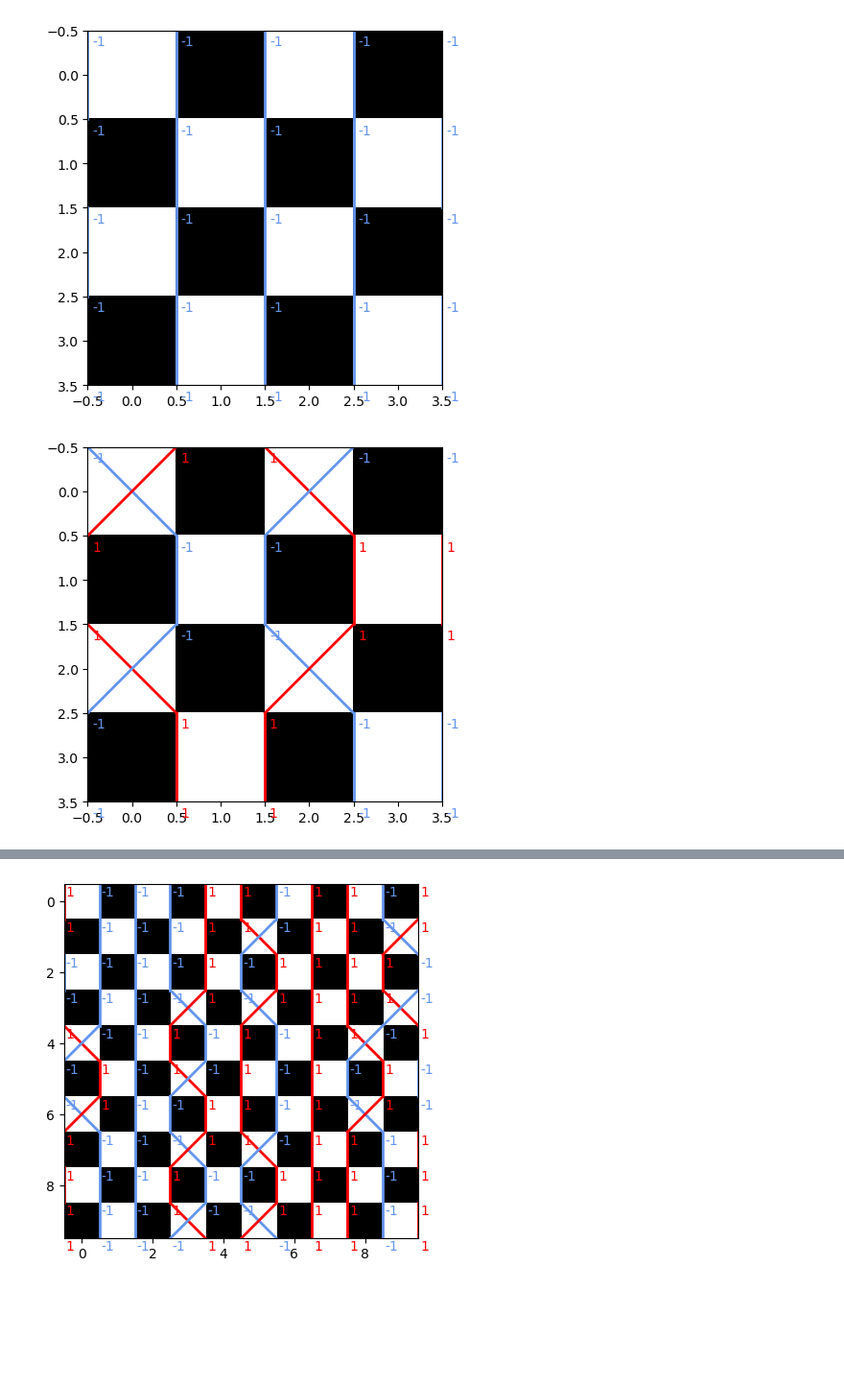
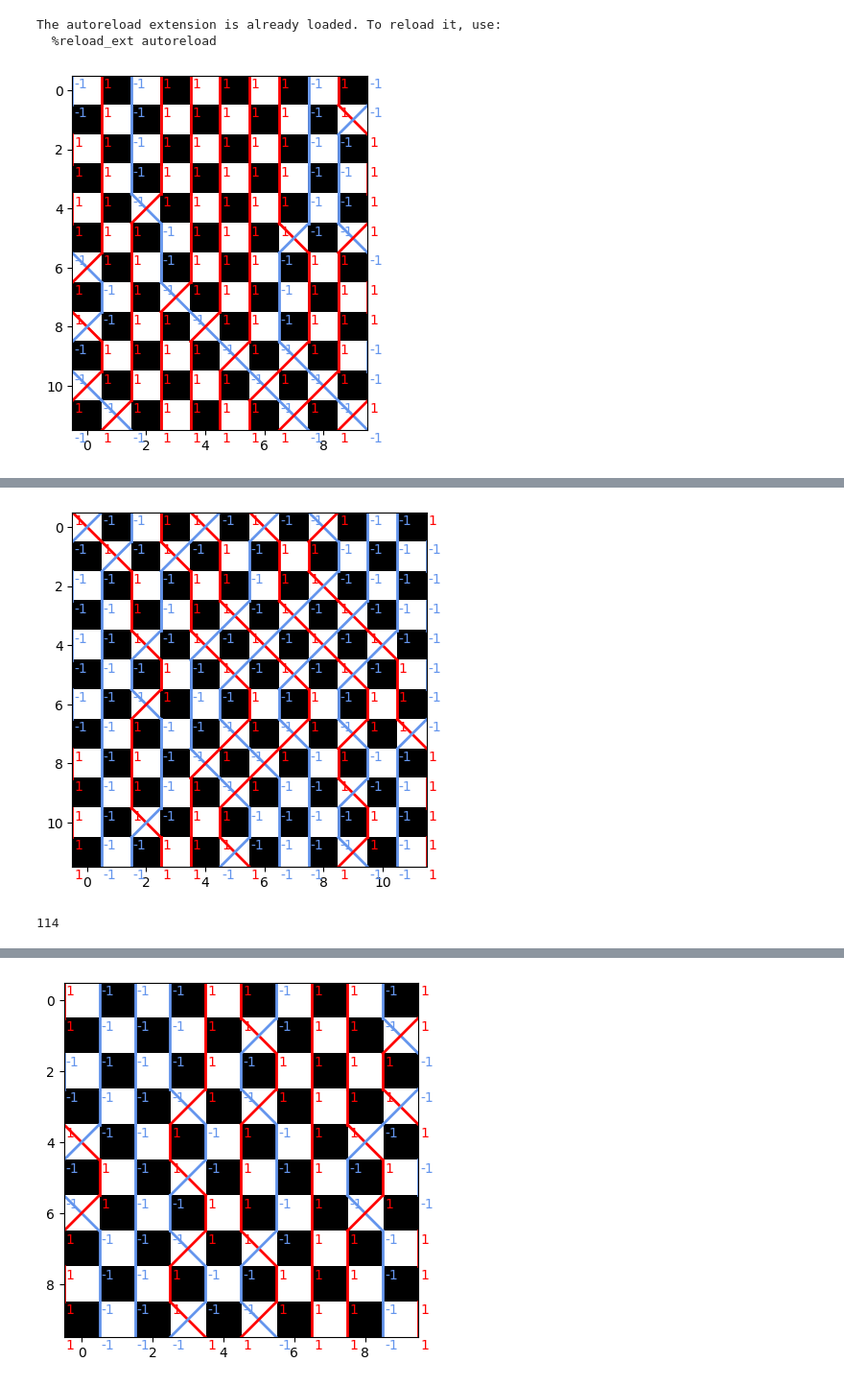
Before and after one commit to Jaymun723/quantum-monte-carlo, a Jupyter notebook: thea.ipynb, the cells around one changed output, grey strips where cells are left out. Shown at 96% size. Saved outputs shown, nothing was run; the diff lists cells and outputs as text; code cells hidden in the pictures; blank space fills up the shorter version.

Commit message:
fixed worldline.draw and added vertex_updates (doesn't work)

```diff
--- a/thea.ipynb
+++ b/thea.ipynb
@@ -1,20 +1,22 @@
 # %%
 #première génération d'une grille et affichage avec draw
 %load_ext autoreload
 %autoreload 2
 
 import production.problem as pb
-import production.wordline as ws
+import production.worldline as ws
 
-first_test = pb.Problem( 4, 1, 1, 300, 2)
-# first_grid = ws.Wordline(first_test)
+first_test = pb.Problem( 10, 1, 1, 300, 6.0)
 
+first_grid = ws.Wordline(first_test)
+first_grid._initialize_state()
 
-# first_grid.draw()
+first_grid.draw(first_grid.spins)
 
-wl4 = ws.ExhaustiveWorldline(first_test)
-wl4.generate_all_wordlines()
-len(wl4.worldlines)
+# wl4 = ws.ExhaustiveWorldline(first_test)
+# wl4.generate_all_wordlines()
+# len(wl4.worldlines)
 # %% [output]
+The autoreload extension is already loaded. To reload it, use:
+  %reload_ext autoreload
-[figure, old version]
+[figure, new version]
-[figure, removed]
@@ -23,3 +23,14 @@ len(wl4.worldlines)
+# %%
+first_grid.draw()
+# %% [output]
+[figure, added]
+# %%
+first_test = pb.Problem( 4, 1, 1, 300, 2.5)
+wl4 = ws.ExhaustiveWorldline(first_test)
+wl4.generate_all_wordlines()
+len(wl4.worldlines)
+# %% [output]
+114
 # %%
 print("Number of worldlines generated:", len(wl4.worldlines))
 for i in range(len(wl4.worldlines)):
```
Also changed, not shown: parts of 2 cells of this notebook, 3 other files.
